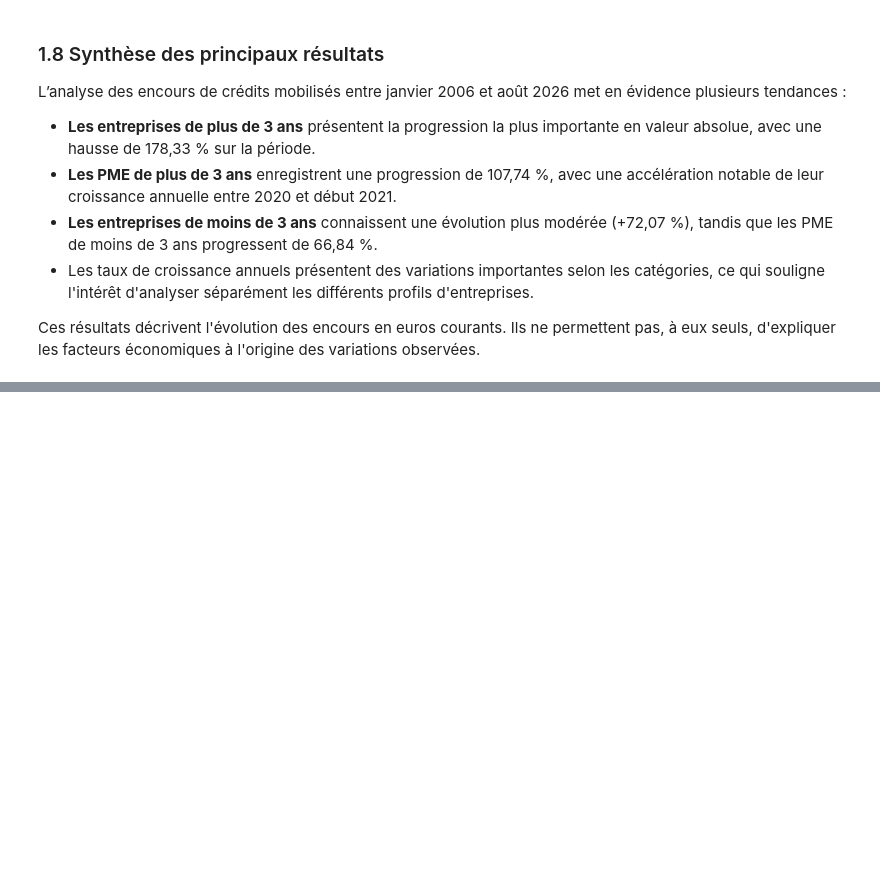
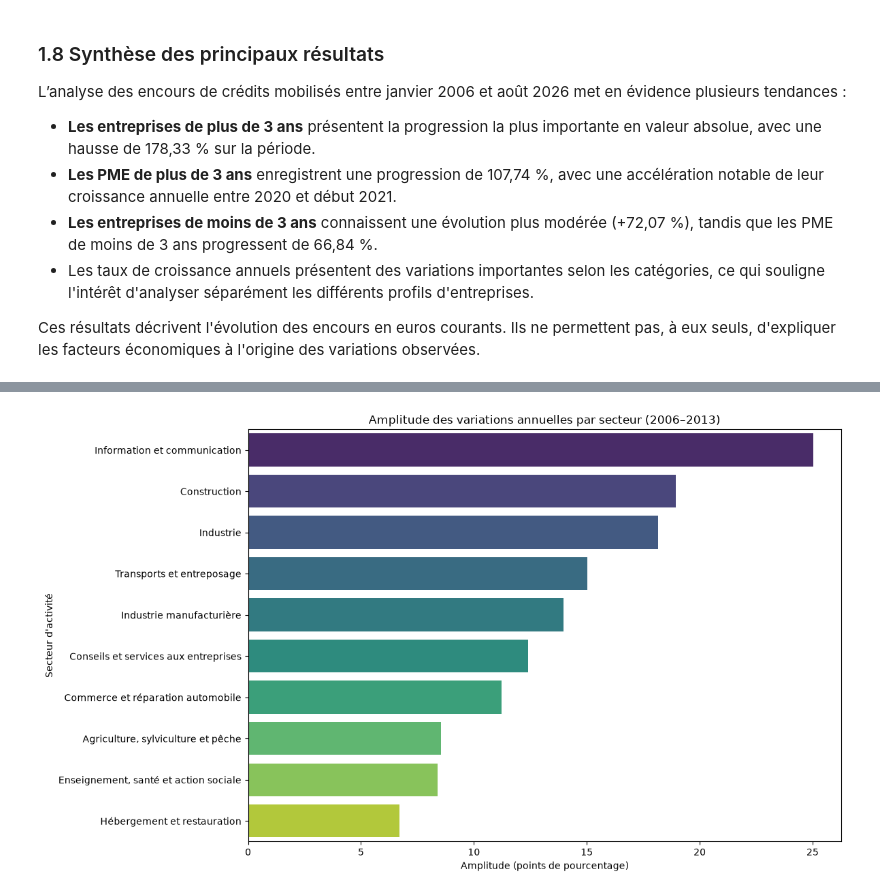
Before and after one commit to Meryematt/French-Business-Credit-Analysis, a Jupyter notebook: notebooks/03_credit_analysis.ipynb, the cells around one changed output, grey strips where cells are left out. Cells and saved outputs as stored; diff of their text form; code cells hidden in the pictures; blank space fills up the shorter version.

```diff
--- a/notebooks/03_credit_analysis.ipynb
+++ b/notebooks/03_credit_analysis.ipynb
@@ -506,0 +815,15 @@ Ces résultats décrivent l'évolution des encours en euros courants. Ils ne per
+# %%
+
+# Calcul de l'amplitude entre les taux de croissance maximum et minimum
+extremes_secteurs["amplitude_pct"] = (
+    extremes_secteurs["croissance_max_pct"]
+    - extremes_secteurs["croissance_min_pct"]
+)
+
+# Classement des secteurs selon leur amplitude
+amplitude_secteurs = (
+    extremes_secteurs[["secteur", "amplitude_pct"]]
+    .sort_values(by="amplitude_pct", ascending=False)
+)
+
+print(amplitude_secteurs.to_string(index=False))
@@ -506,0 +860,21 @@ Ces résultats décrivent l'évolution des encours en euros courants. Ils ne per
+# %%
+
+plt.figure(figsize=(12, 7))
+
+sns.barplot(
+    data=amplitude_secteurs,
+    x="amplitude_pct",
+    y="secteur",
+    hue="secteur",
+    palette="viridis",
+    legend=False
+)
+
+plt.title("Amplitude des variations annuelles par secteur (2006–2013)")
+plt.xlabel("Amplitude (points de pourcentage)")
+plt.ylabel("Secteur d'activité")
+
+plt.tight_layout()
+plt.show()
+# %% [output]
+[figure, added]
```
Also changed, not shown: parts of 18 cells of this notebook.
